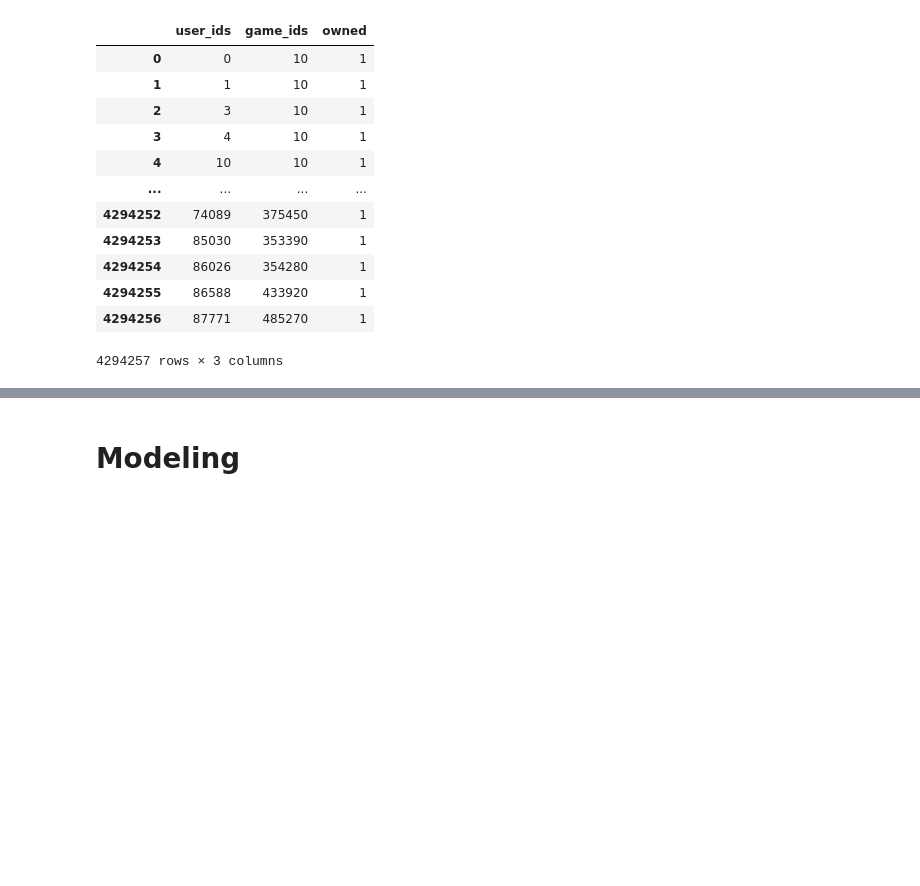
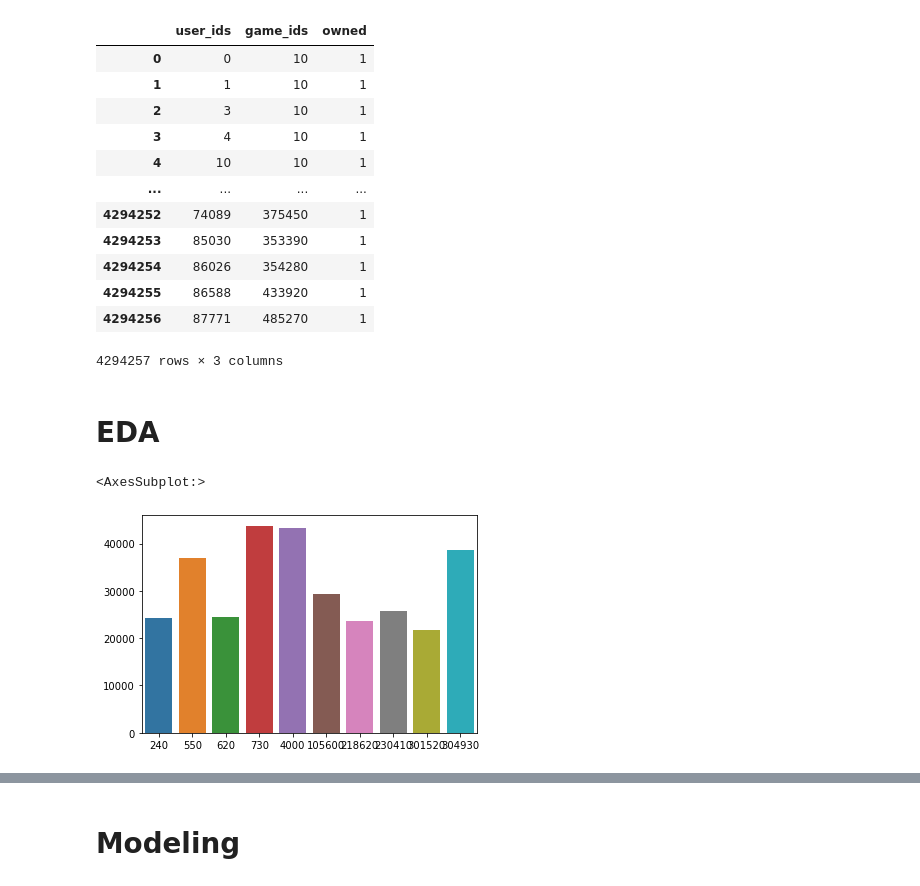
Before and after one commit to JakeAsh22/steam-rec-system, a Jupyter notebook: get_data.ipynb, the cells around one changed output, grey strips where cells are left out. Saved outputs shown, nothing was run; the diff lists cells and outputs as text; code cells hidden in the pictures; blank space fills up the shorter version.

```diff
--- a/get_data.ipynb
+++ b/get_data.ipynb
@@ -207,3 +213,10 @@ clean_df
 | 4294255 | 86588 | 433920 | 1 |
 | 4294256 | 87771 | 485270 | 1 |
 4294257 rows × 3 columns
+# %% [markdown]
+# EDA
+# %%
+sns.barplot(x = clean_df['game_ids'].value_counts().index[0:10], y = clean_df['game_ids'].value_counts().values[0:10])
+# %% [output]
+<AxesSubplot:>
+[figure, added]
```
Also changed, not shown: parts of 35 cells of this notebook.
